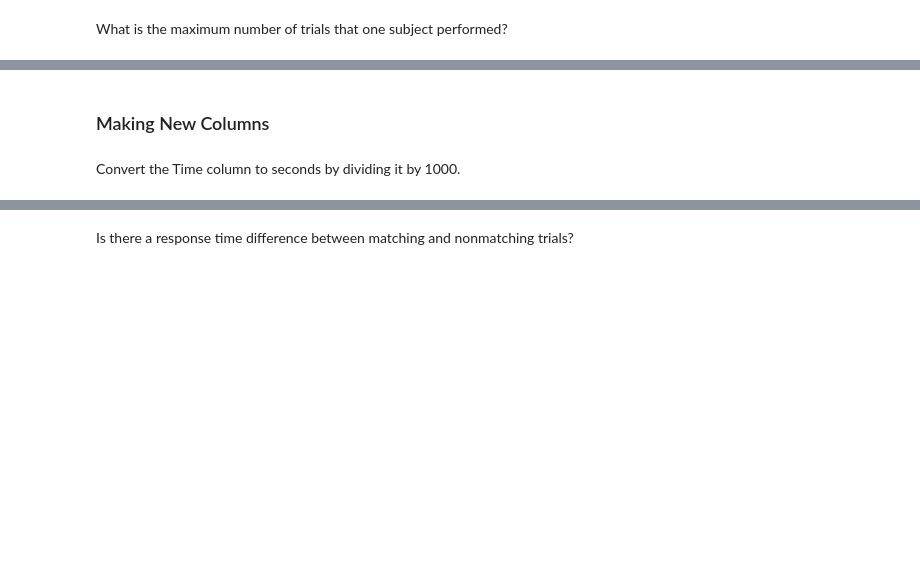
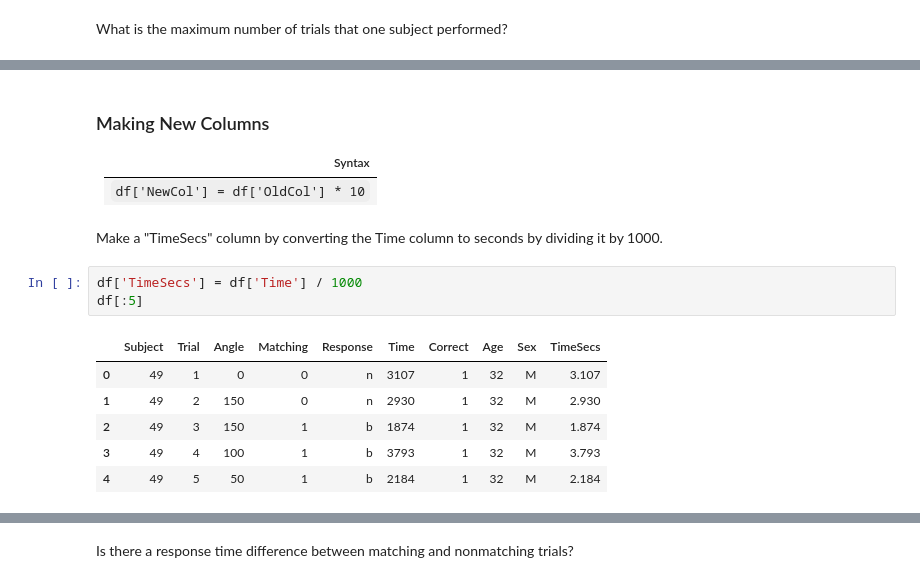
Before and after one commit to nickdelgrosso/CodeTeachingMaterials, a Jupyter notebook: notebooks/DS Pandas Review MentalRotation.ipynb, the cells around one changed output, grey strips where cells are left out. Drawn from its saved outputs; the diff is of its cells as text; blank space fills up the shorter version.

```diff
--- a/notebooks/DS Pandas Review MentalRotation.ipynb
+++ b/notebooks/DS Pandas Review MentalRotation.ipynb
@@ -47,5 +134,19 @@ What is the maximum number of trials that one subject performed?
 # %% [markdown]
 ### Making New Columns
+
+| Syntax |
+| :-- |
+| `df['NewCol'] = df['OldCol'] * 10` |
 # %% [markdown]
-Convert the Time column to seconds by dividing it by 1000.
+Make a "TimeSecs" column by converting the Time column to seconds by dividing it by 1000.
+# %%
+df['TimeSecs'] = df['Time'] / 1000
+df[:5]
+# %% [output]
+|  | Subject | Trial | Angle | Matching | Response | Time | Correct | Age | Sex | TimeSecs |
+| 0 | 49 | 1 | 0 | 0 | n | 3107 | 1 | 32 | M | 3.107 |
+| 1 | 49 | 2 | 150 | 0 | n | 2930 | 1 | 32 | M | 2.930 |
+| 2 | 49 | 3 | 150 | 1 | b | 1874 | 1 | 32 | M | 1.874 |
+| 3 | 49 | 4 | 100 | 1 | b | 3793 | 1 | 32 | M | 3.793 |
+| 4 | 49 | 5 | 50 | 1 | b | 2184 | 1 | 32 | M | 2.184 |
 # %% [markdown]
```
Also changed, not shown: parts of 64 cells of this notebook, 14 other files.
